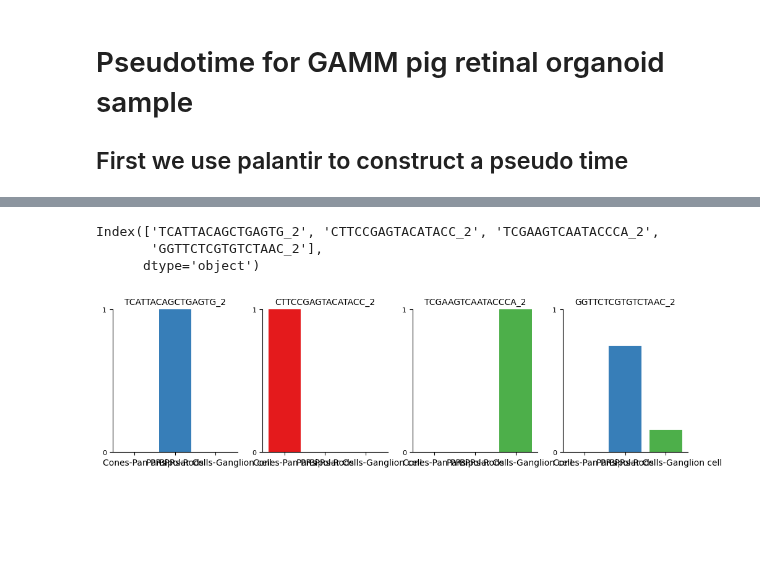
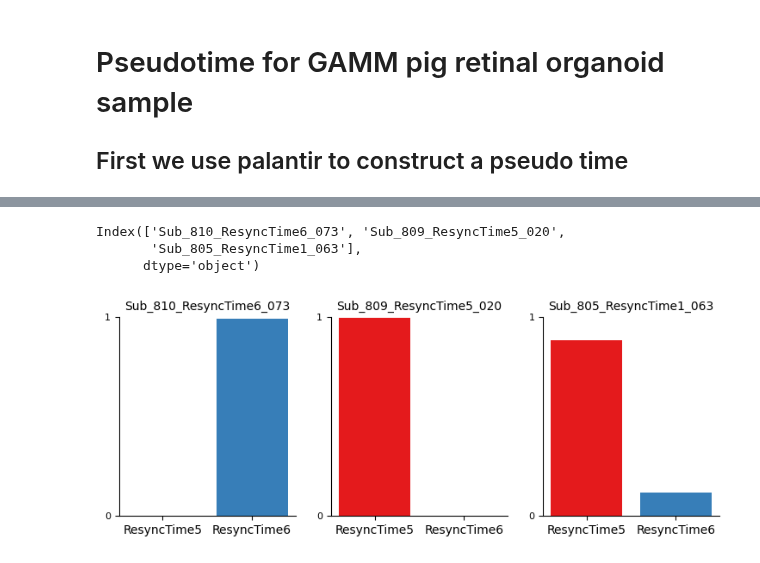
Before and after one commit to stewart-lab/scRNAseq_library, a Jupyter notebook: other_sc/pseudotime_GAMM.ipynb, the cells around one changed output, grey strips where cells are left out. Saved outputs shown, nothing was run; the diff lists cells and outputs as text; code cells hidden in the pictures; blank space fills up the shorter version.

```diff
--- a/other_sc/pseudotime_GAMM.ipynb
+++ b/other_sc/pseudotime_GAMM.ipynb
@@ -29,11 +29,11 @@ warnings.filterwarnings(
 %matplotlib inline
 
 # variables
-DATA_DIR = "/w5home/bmoore/scRNAseq/GAMM/human_data/reh_cellrep_2020/output_seurat_mapping_20230913_100651_cc/" # "/Users/bmoore/Desktop/scRNAseq/GAMM/GAMM_S2/output_20230830_155530/"
-ADATA_FILE = "gamms2_cca_pred.h5ad" # "gamms2_clustifyr.h5ad"
-ANNOT_TYPE = "manual" # "seurat_map", "clustifyr", "manual"
-CROSS_SPECIES = "TRUE" # "FALSE"
-NC = 8 # number of components
+DATA_DIR = "/w5home/bmoore/scRNAseq/LiFangChu/fluidigm_gup_expr_results/output_20231114_102348/" # "/Users/bmoore/Desktop/scRNAseq/GAMM/GAMM_S2/output_20230830_155530/"
+ADATA_FILE = "clustered_seurat_obj.h5ad" # "gamms2_clustifyr.h5ad" "gamms2_cca_pred.h5ad"
+ANNOT_TYPE = "orig.ident" # "seurat_map", "clustifyr", "manual", "orig.ident"
+CROSS_SPECIES = "FALSE" # "TRUE" or "FALSE"
+NC = 10 # number of components
 # %%
 # load data
 ## note- data was previously converted from seurat object to anndata object
@@ -68,10 +73,13 @@ sc.pl.embedding(
 # %%
 # MAGIC imputation
 # Palantir uses MAGIC to impute the data for visualization and determining gene expression trends.
-imputed_X = palantir.utils.run_magic_imputation(adata)
+#imputed_X = palantir.utils.run_magic_imputation(adata)
 # gene expression visualization on UMAP
 if CROSS_SPECIES == "FALSE":
-    genes = ["CNGA3", "RCVRN", "CA10", "TUBB3","SOX2"]
+    if ANNOT_TYPE == "orig.ident":
+        genes = ["MIXL1","HES1","HES5","HES7","LFNG","DLL1","MSGN1"]
+    else:
+        genes = ["CNGA3","RCVRN", "CA10", "TUBB3","SOX2"]
 else:
     genes = ["CNGA3", "RCVRN", "CA10"]
 
@@ -111,6 +131,10 @@ elif ANNOT_TYPE == "seurat_map":
     # seurat mapping annotation
     set(adata.obs['predicted.celltype'])
     terminal_states = palantir.utils.find_terminal_states(adata,celltypes=["AC","BC","HC", "PR","RGC","iMG"],celltype_column="predicted.celltype")
+elif ANNOT_TYPE == "orig.ident":
+    # timepoint/original annotation
+    set(adata.obs['orig.ident'])
+    terminal_states = palantir.utils.find_terminal_states(adata,celltypes=["ResyncTime6","ResyncTime5"],celltype_column="orig.ident")
 else:
     print("Error: invalid annotation type")
 # %% [output]
@@ -139,6 +162,9 @@ elif ANNOT_TYPE == "manual":
 elif ANNOT_TYPE == "seurat_map":
     # seurat mapping
     start_cell = palantir.utils.early_cell(adata,celltype="Prog",celltype_column="predicted.celltype",fallback_seed=1234)
+elif ANNOT_TYPE == "orig.ident":
+    # timepoint/original annotation
+    start_cell = palantir.utils.early_cell(adata,celltype="ResyncTime1",celltype_column="orig.ident",fallback_seed=1234)
 else:
     print("Error: invalid annotation type")
 # %% [output]
@@ -197,13 +219,19 @@ plt.show()
 # %%
 # Terminal state probability distributions of individual cells can be visualized using the plot_terminal_state_probs function
 
-cells=all_cells.index
-print(cells)
-palantir.plot.plot_terminal_state_probs(adata, cells)
-plt.savefig(data_dir + 'terminal_state_probs.png')
-plt.show()
+if len(terminal_states) == 0:
+    lista = [start_cell]
+    palantir.plot.plot_terminal_state_probs(adata, lista)
+    plt.savefig(data_dir + 'terminal_state_probs.png')
+    plt.show()
+else:
+    cells=all_cells.index
+    print(cells)
+    palantir.plot.plot_terminal_state_probs(adata, cells)
+    plt.savefig(data_dir + 'terminal_state_probs.png')
+    plt.show()
 # %% [output]
-Index(['TCATTACAGCTGAGTG_2', 'CTTCCGAGTACATACC_2', 'TCGAAGTCAATACCCA_2',
-       'GGTTCTCGTGTCTAAC_2'],
+Index(['Sub_810_ResyncTime6_073', 'Sub_809_ResyncTime5_020',
+       'Sub_805_ResyncTime1_063'],
       dtype='object')
-[figure, old version]
+[figure, new version]
```
Also changed, not shown: parts of 24 cells of this notebook, 4 other files.
